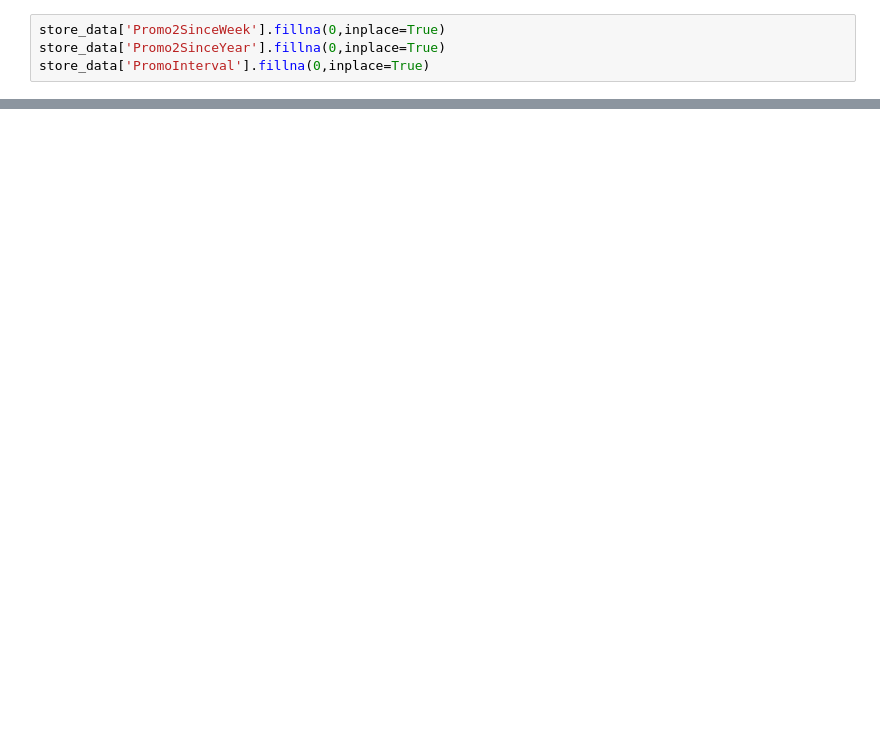
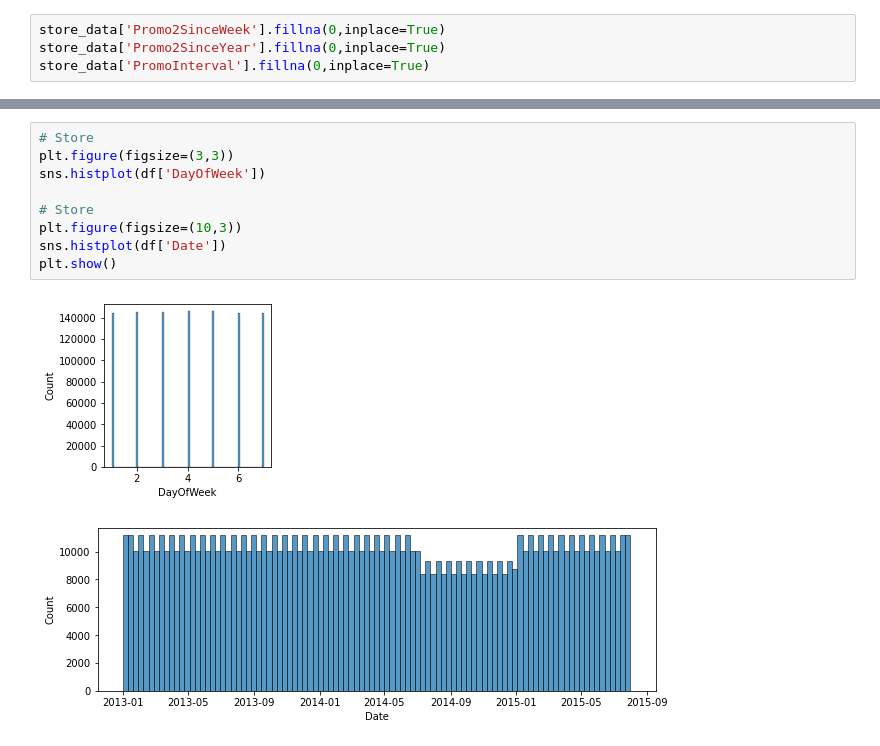
Before and after one commit to ashisaxena710/Retail-Sales-Prediction, a Jupyter notebook: Individual_Colab_.ipynb, the cells around one changed output, grey strips where cells are left out. Drawn from its saved outputs; the diff is of its cells as text; blank space fills up the shorter version.

```diff
--- a/Individual_Colab_.ipynb
+++ b/Individual_Colab_.ipynb
@@ -257,0 +373,12 @@ Now we have treated all the null values of Store dataset . Let's merge the two g
+# %%
+# Store
+plt.figure(figsize=(3,3))
+sns.histplot(df['DayOfWeek'])
+
+# Store
+plt.figure(figsize=(10,3))
+sns.histplot(df['Date'])
+plt.show()
+# %% [output]
+[figure, added]
+[figure, added]
```
Also changed, not shown: parts of 30 cells of this notebook.
